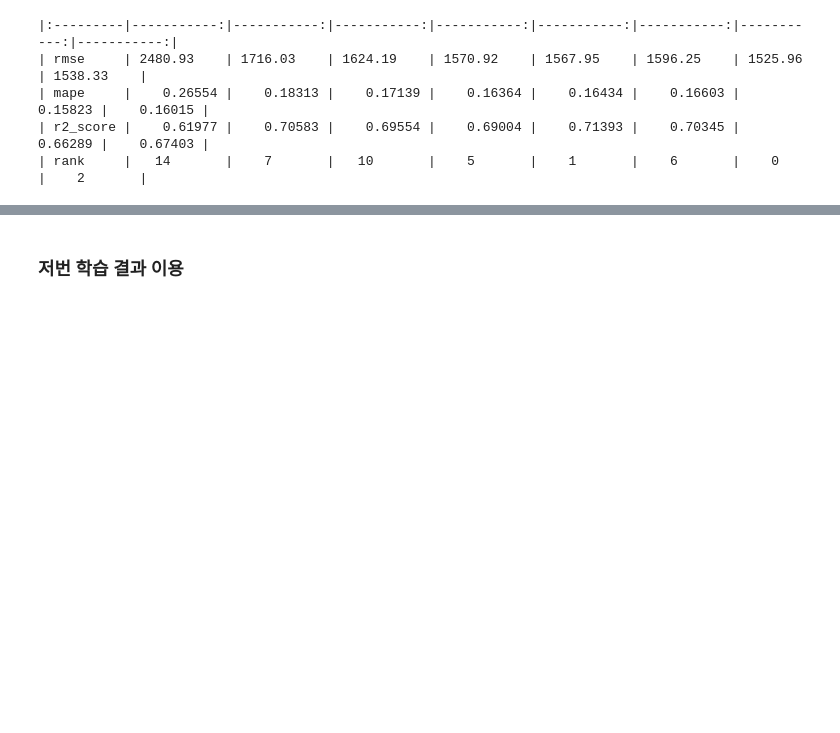
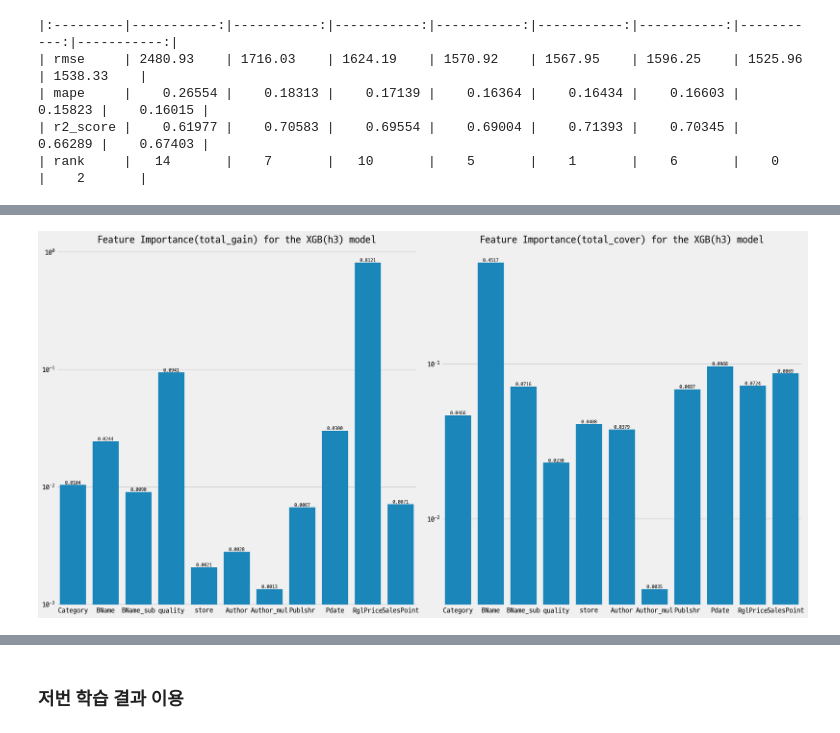
Before and after one commit to kdt-3-second-Project/aladin_usedbook, a Jupyter notebook: research/240721_hyperparameters_XGB.ipynb, the cells around one changed output, grey strips where cells are left out. Drawn from its saved outputs; the diff is of its cells as text; code cells hidden in the pictures; blank space fills up the shorter version.

Commit message:
feat/fi images

```diff
--- a/research/240721_hyperparameters_XGB.ipynb
+++ b/research/240721_hyperparameters_XGB.ipynb
@@ -692,7 +692,7 @@ def make_cropped_data(crop_idx, X):
     return X
 
 def crop_scalar_col(crop_idx, col_scalar):
-    crop_idx = polish_idx(X_train.shape[1],crop_idx)
+    crop_idx = polish_idx(len(col_scalar),crop_idx)
     for i in crop_idx:
         col_scalar =col_scalar[:i]+col_scalar[i+1:]
     return col_scalar
@@ -1398,0 +1405,19 @@ print(df_c2h.to_markdown())
+# %%
+def fscore_2_array(fscore,f_num=None):
+    f_dict = {
+        int(key[1:]) : val
+        for key,val in fscore.items()
+    }
+    if f_num is None : f_num = max(f_dict.keys())+1
+    rslt = np.zeros(f_num)
+    for key,val in f_dict.items():
+        rslt[key]=val
+    return rslt
+
+def get_xgb_fi(xgb_model,crop_idx,**kwargs):
+    fs_dict = xgb_model.get_score(**kwargs)
+    f_num = xgb_model.num_features()
+    fs_model = fscore_2_array(fs_dict,f_num)
+    fs_model = fs_model/np.sum(fs_model)
+    col_setting = cropped_col_setting(crop_idx,col_vector,col_scalar)
+    return concat_fi_by_partition(fs_model,col_setting)
@@ -1398,0 +1444,24 @@ print(df_c2h.to_markdown())
+# %%
+def plot_fi(model_fi,name=None,f_type='',ax=None):
+    name = 'the '+name if name is not None else 'a'
+    if f_type != '' : f_type = f'({f_type})'
+    if ax is None : fig,ax = plt.subplots(figsize = (10,6))
+    sns.barplot(model_fi,ax=ax)
+    ax.set_yscale('log')
+    ax.set_title(f'Feature Importance{f_type} for {name} model')
+    if len(model_fi) < 20 : ax.bar_label(ax.containers[0],fmt="%.4f", fontsize=10)
+    return ax
+# %%
+def plot_xgb_fi(expt,param):
+    crop_idx = crop_dict[expt]
+    fi_g = get_xgb_fi(model_dict[expt][param],crop_idx,importance_type='total_gain')
+    fi_c = get_xgb_fi(model_dict[expt][param],crop_idx,importance_type='total_cover')
+
+    fig,axes = plt.subplots(1,2,figsize=(20,10))
+    axes[0] = plot_fi(fi_g,f'XGB({param})','total_gain',ax=axes[0])
+    axes[1] = plot_fi(fi_c,f'XGB({param})','total_cover',ax=axes[1])
+    return fig,axes
+# %%
+plot_xgb_fi('base','h3');
+# %% [output]
+[figure, added]
```
Also changed, not shown: parts of 7 cells of this notebook, 4 other files.
